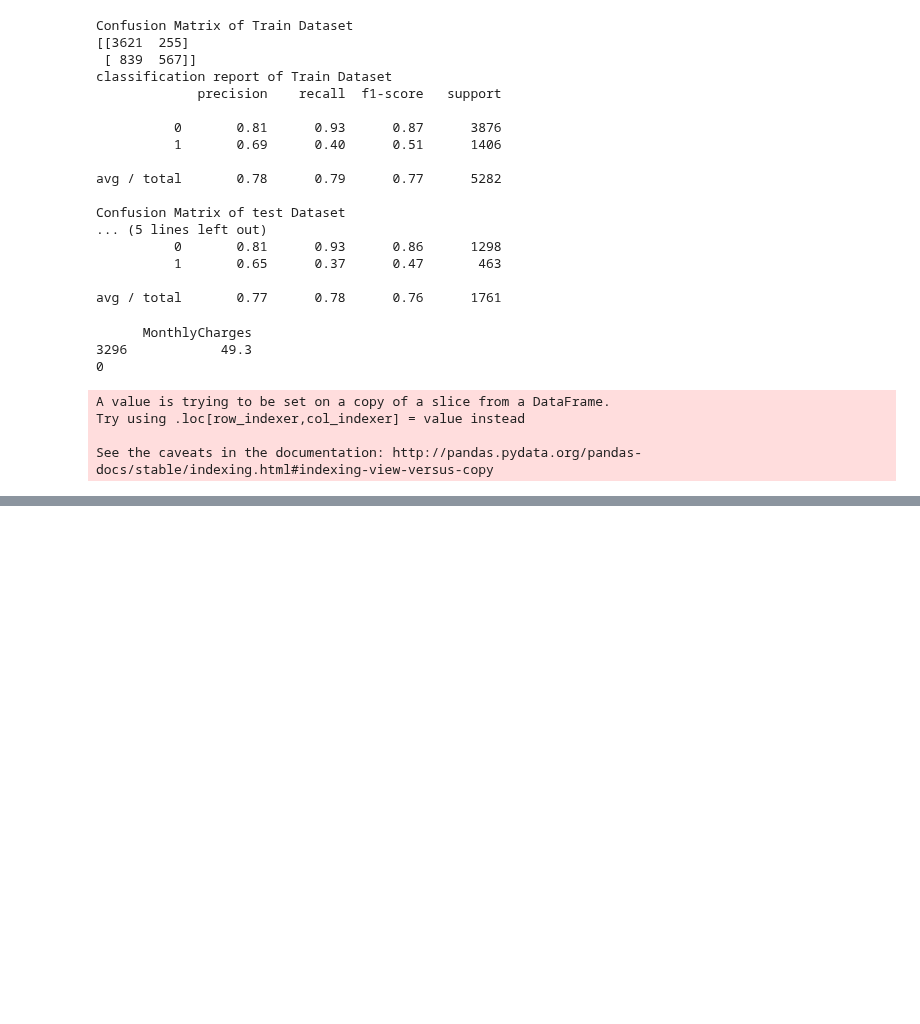
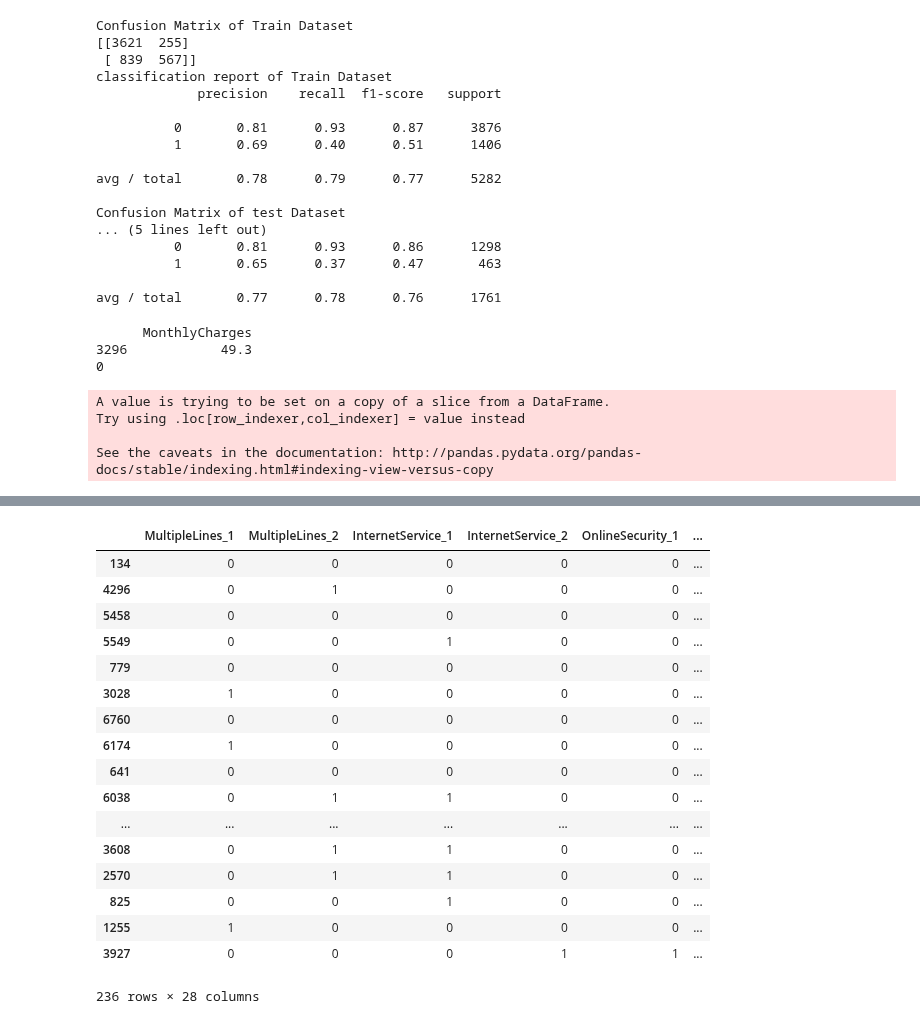
Before and after one commit to nov012017/Code, a Jupyter notebook: Python/Kaggle/TELCO/Telco_Python_DecisionTree.ipynb, the cells around one changed output, grey strips where cells are left out. Drawn from its saved outputs; the diff is of its cells as text; code cells hidden in the pictures; blank space fills up the shorter version.

```diff
--- a/Python/Kaggle/TELCO/Telco_Python_DecisionTree.ipynb
+++ b/Python/Kaggle/TELCO/Telco_Python_DecisionTree.ipynb
@@ -195,6 +134,10 @@ for i in churn.columns:
 
 # master_dataset.head(7)
 #churn.dtypes
+churn['SeniorCitizen']=churn['SeniorCitizen'].astype('uint8')
+churn['Partner']=churn['Partner'].astype('uint8')
+churn['Dependents']=churn['Dependents'].astype('uint8')
+churn['PaperlessBilling']=churn['PaperlessBilling'].astype('uint8')
 # %%
 from sklearn.preprocessing import OneHotEncoder
 oe = OneHotEncoder()
@@ -202,7 +145,7 @@ churn_cat=[]
 churn_ncat=[]
 for i in churn.columns:
     if(churn[i].dtype.name=="category"):
-        if(len(churn[i].unique()) > 2):
+        if(len(churn[i].unique()) > 1):
             churn_cat.append(i)
         else:
             churn_ncat.append(i)
@@ -329,8 +337,8 @@ import numpy as np
 from sklearn.model_selection import GridSearchCV
 sample_split_range = tuple(range(2,50,2))
 param_grid = dict(min_samples_split=sample_split_range)
-#parameters={'min_samples_split':range(10,500,20),'max_depth': range(1,20,2),'min_samples_leaf':range(3,350,10),'max_leaf_nodes':range(2,40,2),'max_features':range(2,10,2)}
-parameters={'min_samples_split':np.arange(10,500,20)}
+parameters={'min_samples_split':range(10,500,20),'max_depth': range(1,20,2),'min_samples_leaf':range(3,350,10),'max_leaf_nodes':range(2,40,2),'max_features':range(2,10,2)}
+#parameters={'min_samples_split':np.arange(10,500,20)}
 #clf_tree=tree.DecisionTreeClassifier()
 grid = GridSearchCV(tree.DecisionTreeClassifier(), parameters, scoring='recall')
 grid.fit(X_train, y_train)
@@ -698,0 +956,23 @@ See the caveats in the documentation: http://pandas.pydata.org/pandas-docs/stabl
+# %%
+X_test_no=X_test[(X_test['pred'] == 0) & (X_test['actual'] == 1)]
+# %%
+X_test_no.head(300)
+# %% [output]
+|  | MultipleLines_1 | MultipleLines_2 | InternetService_1 | InternetService_2 | OnlineSecurity_1 | ... |
+| 134 | 0 | 0 | 0 | 0 | 0 | ... |
+| 4296 | 0 | 1 | 0 | 0 | 0 | ... |
+| 5458 | 0 | 0 | 0 | 0 | 0 | ... |
+| 5549 | 0 | 0 | 1 | 0 | 0 | ... |
+| 779 | 0 | 0 | 0 | 0 | 0 | ... |
+| 3028 | 1 | 0 | 0 | 0 | 0 | ... |
+| 6760 | 0 | 0 | 0 | 0 | 0 | ... |
+| 6174 | 1 | 0 | 0 | 0 | 0 | ... |
+| 641 | 0 | 0 | 0 | 0 | 0 | ... |
+| 6038 | 0 | 1 | 1 | 0 | 0 | ... |
+| ... | ... | ... | ... | ... | ... | ... |
+| 3608 | 0 | 1 | 1 | 0 | 0 | ... |
+| 2570 | 0 | 1 | 1 | 0 | 0 | ... |
+| 825 | 0 | 0 | 1 | 0 | 0 | ... |
+| 1255 | 1 | 0 | 0 | 0 | 0 | ... |
+| 3927 | 0 | 0 | 0 | 1 | 1 | ... |
+236 rows × 28 columns
```
Also changed, not shown: parts of 26 cells of this notebook, 1 other file.
